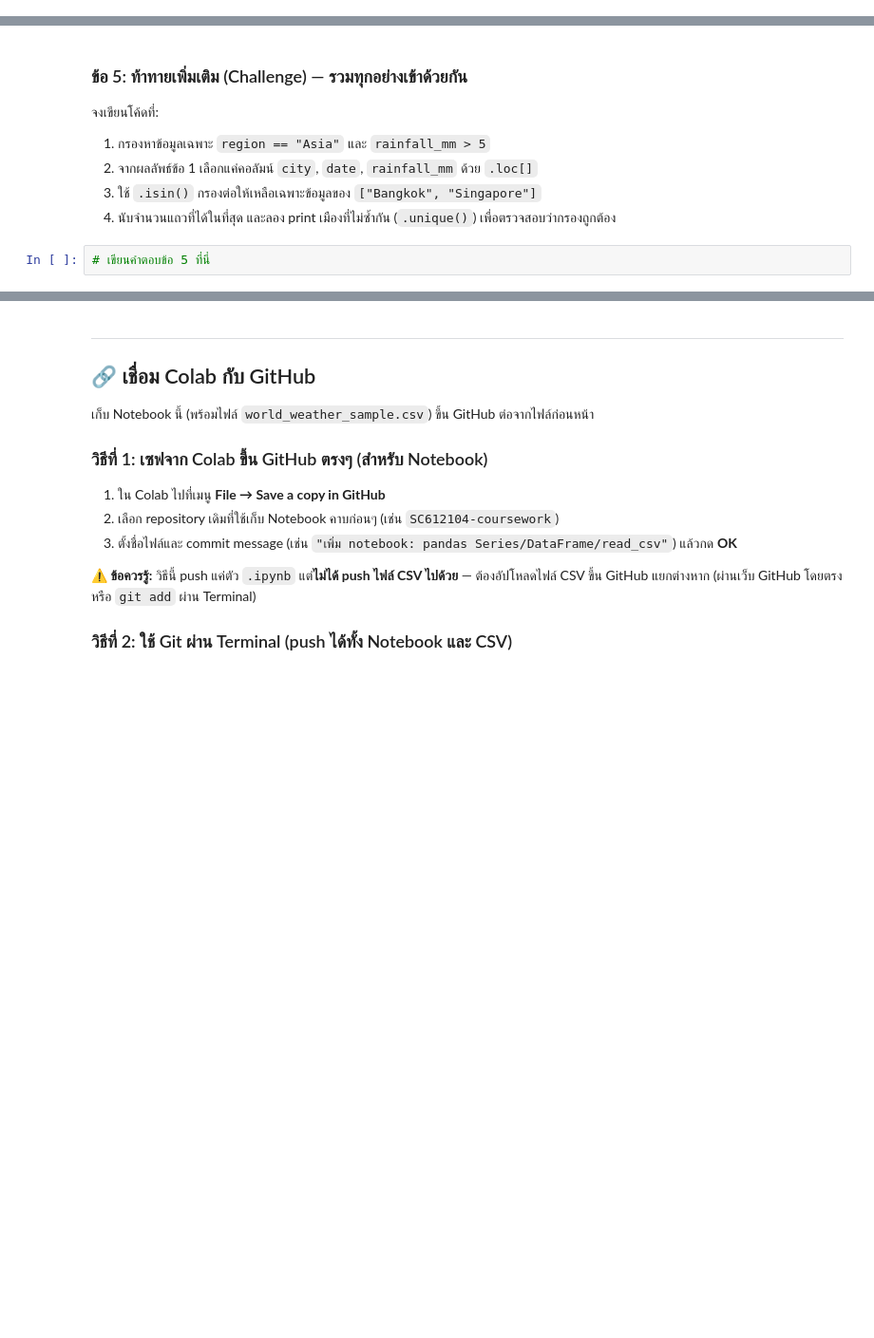
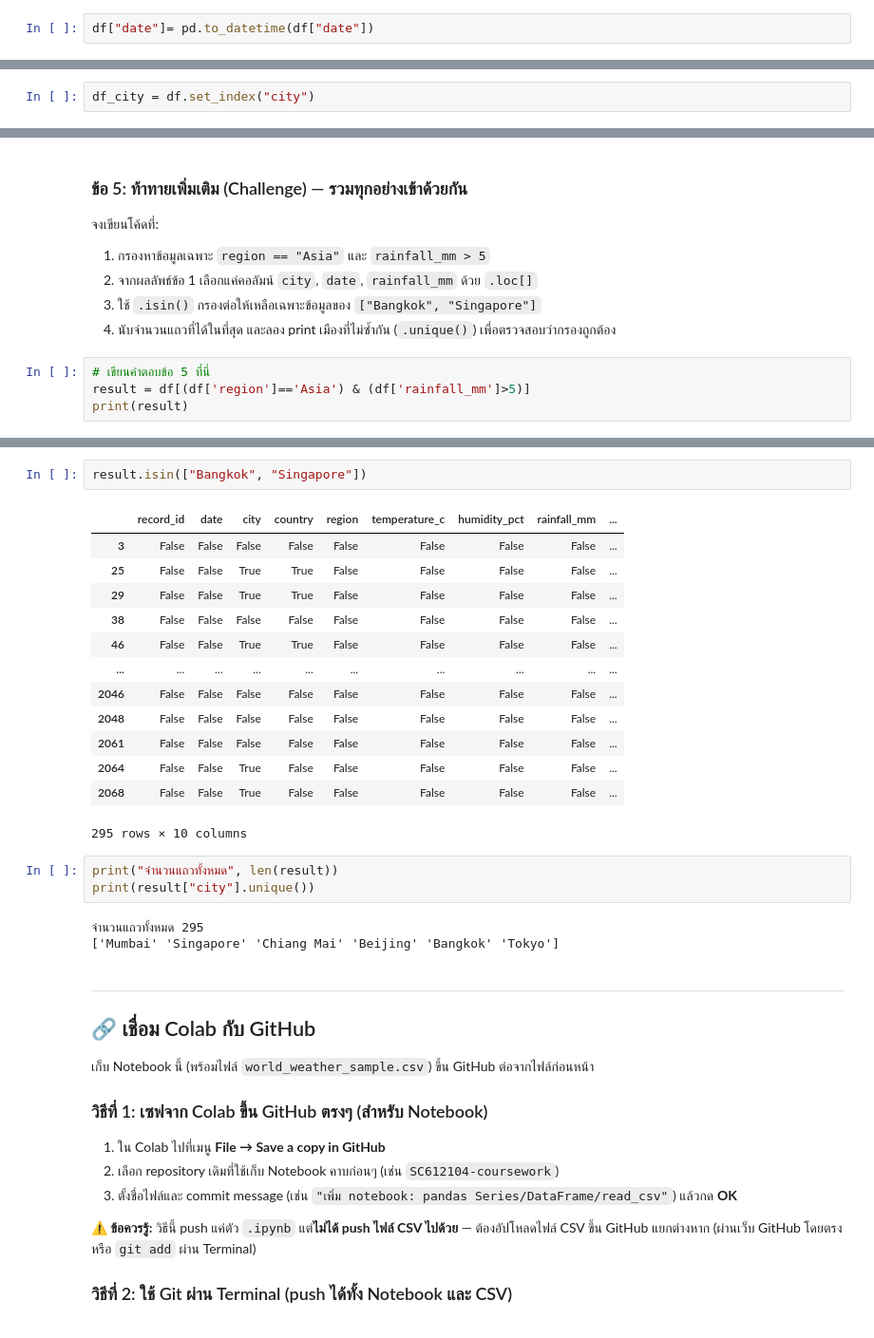
Before and after one commit to kanokrada-dot/SC-612-104-Essential-Data-Science, a Jupyter notebook: SC612104_Session8_Pandas_Basics.ipynb, the cells around one changed output, grey strips where cells are left out. Shown at 95% size. Cells and saved outputs as stored; diff of their text form; blank space fills up the shorter version.

```diff
--- a/SC612104_Session8_Pandas_Basics.ipynb
+++ b/SC612104_Session8_Pandas_Basics.ipynb
@@ -902,0 +916,2 @@ max     1030.600000
+# %%
+df["date"]= pd.to_datetime(df["date"])
@@ -931,0 +947,2 @@ print(df.iloc[:,[2,5,6]])
+# %%
+df_city = df.set_index("city")
@@ -946,3 +1023,5 @@ print(df.iloc[:,[2,5,6]])
 4. นับจำนวนแถวที่ได้ในที่สุด และลอง print เมืองที่ไม่ซ้ำกัน (`.unique()`) เพื่อตรวจสอบว่ากรองถูกต้อง
 # %%
 # เขียนคำตอบข้อ 5 ที่นี่
+result = df[(df['region']=='Asia') & (df['rainfall_mm']>5)]
+print(result)
@@ -949,3 +1062,25 @@ print(df.iloc[:,[2,5,6]])
+# %%
+result.isin(["Bangkok", "Singapore"])
+# %% [output]
+|  | record_id | date | city | country | region | temperature_c | humidity_pct | rainfall_mm | ... |
+| 3 | False | False | False | False | False | False | False | False | ... |
+| 25 | False | False | True | True | False | False | False | False | ... |
+| 29 | False | False | True | True | False | False | False | False | ... |
+| 38 | False | False | False | False | False | False | False | False | ... |
+| 46 | False | False | True | True | False | False | False | False | ... |
+| ... | ... | ... | ... | ... | ... | ... | ... | ... | ... |
+| 2046 | False | False | False | False | False | False | False | False | ... |
+| 2048 | False | False | False | False | False | False | False | False | ... |
+| 2061 | False | False | False | False | False | False | False | False | ... |
+| 2064 | False | False | True | False | False | False | False | False | ... |
+| 2068 | False | False | True | False | False | False | False | False | ... |
+295 rows × 10 columns
+# %%
+print("จำนวนแถวทั้งหมด", len(result))
+print(result["city"].unique())
+# %% [output]
+จำนวนแถวทั้งหมด 295
+['Mumbai' 'Singapore' 'Chiang Mai' 'Beijing' 'Bangkok' 'Tokyo']
 # %% [markdown]
 ---
 ## 🔗 เชื่อม Colab กับ GitHub
```
Also changed, not shown: parts of 10 cells of this notebook.
